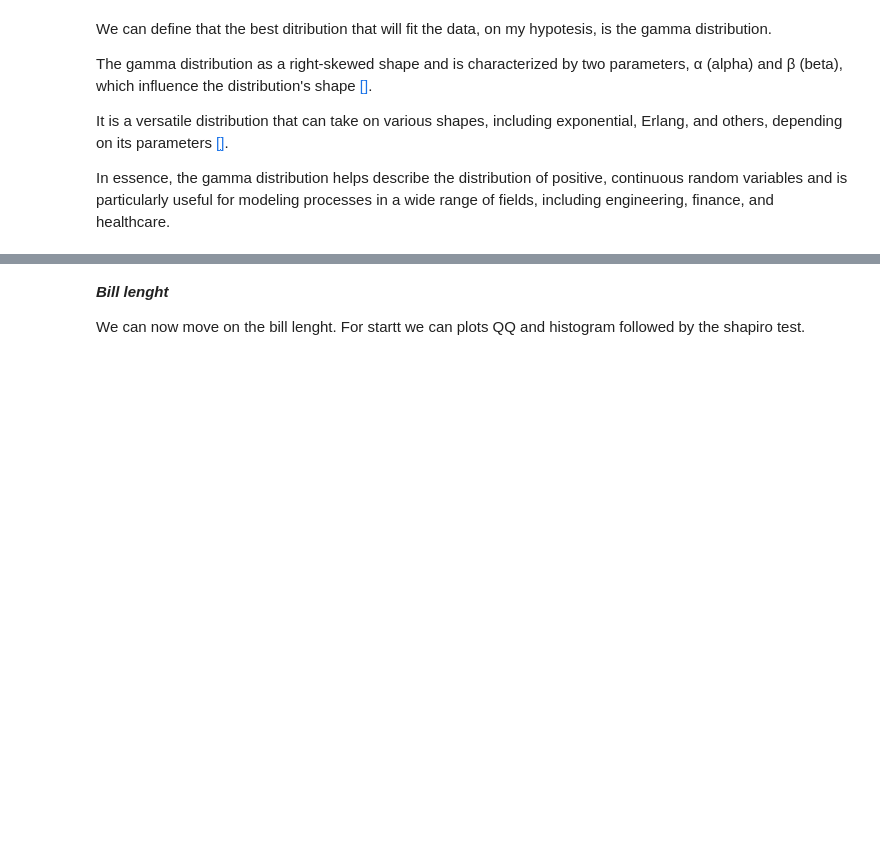
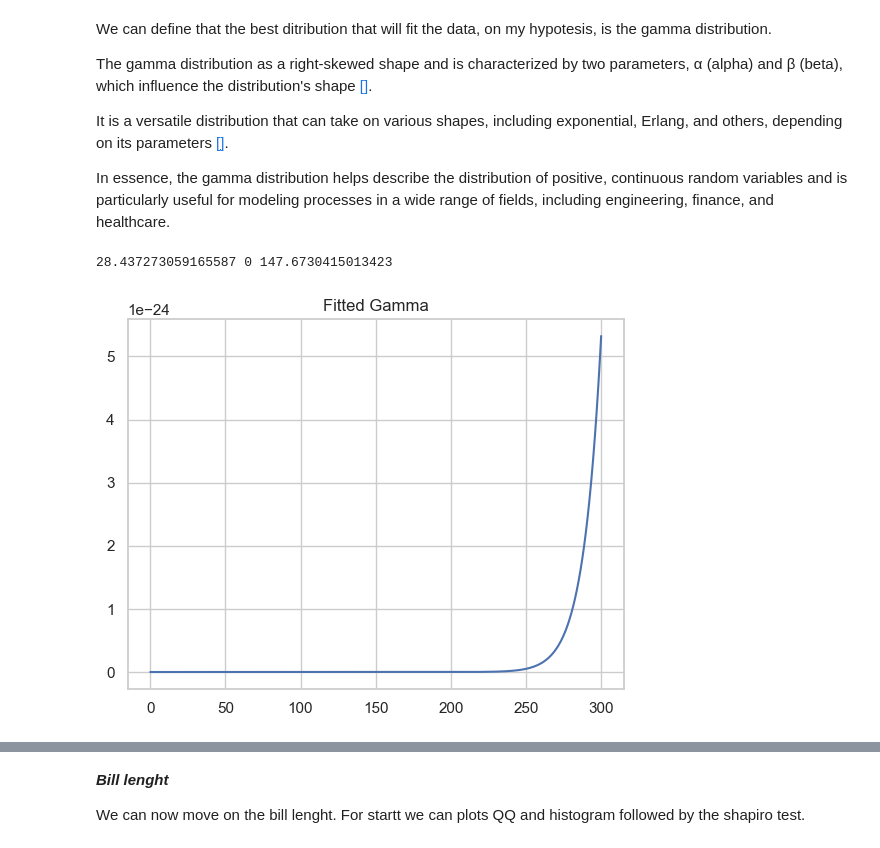
Before and after one commit to Cecilia8989/fund_data_analysis, a Jupyter notebook: task.ipynb, the cells around one changed output, grey strips where cells are left out. Saved outputs shown, nothing was run; the diff lists cells and outputs as text; code cells hidden in the pictures; blank space fills up the shorter version.

```diff
--- a/task.ipynb
+++ b/task.ipynb
@@ -1109,3 +1161,20 @@ The gamma distribution as a right-skewed shape and is characterized by two param
 It is a versatile distribution that can take on various shapes, including exponential, Erlang, and others, depending on its parameters [[]](https://statisticsbyjim.com/probability/gamma-distribution/).
 
 In essence, the gamma distribution helps describe the distribution of positive, continuous random variables and is particularly useful for modeling processes in a wide range of fields, including engineering, finance, and healthcare.
+# %%
+#https://stats.stackexchange.com/questions/280459/estimating-gamma-distribution-parameters-using-sample-mean-and-std
+
+import matplotlib.pyplot as plt
+import numpy as np
+from scipy.stats import gamma
+x = np.linspace(0,300,1000)
+# Gamma
+shape, loc, scale = gamma.fit(Body_mass, floc=0)
+print(shape, loc, scale)
+y = gamma.pdf(x, shape, loc, scale)
+plt.title('Fitted Gamma')
+plt.plot(x, y)
+plt.show()
+# %% [output]
+28.437273059165587 0 147.6730415013423
+[figure, added]
```
Also changed, not shown: parts of 41 cells of this notebook, 1 other file.
